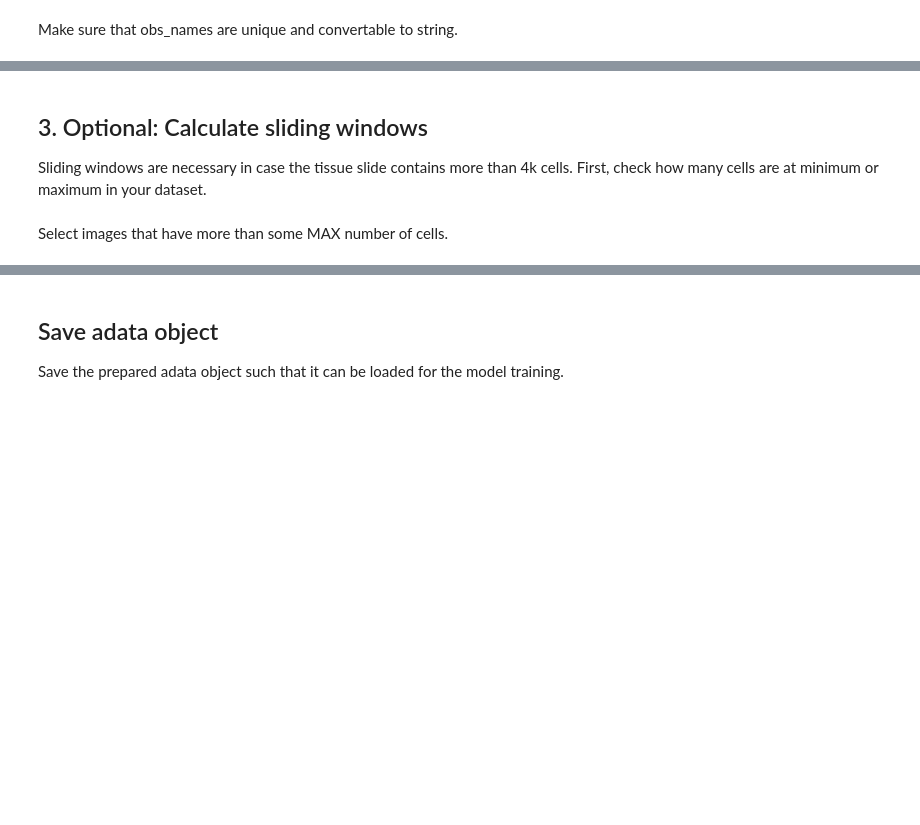
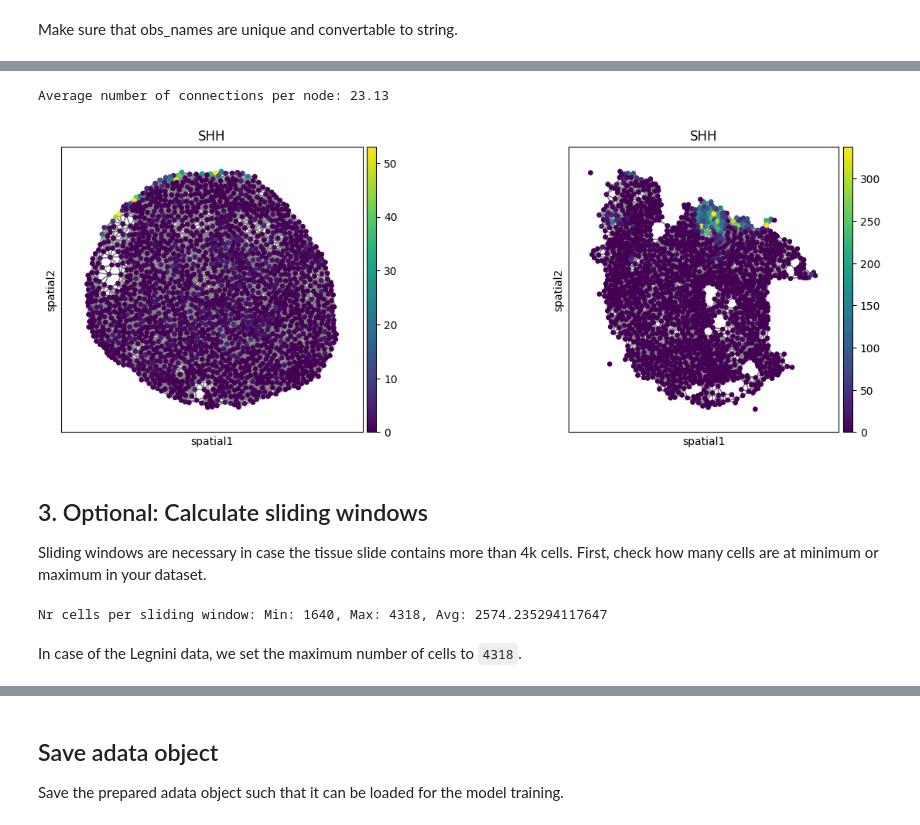
Before and after one commit to theislab/interscale, a Jupyter notebook: docs/notebooks/0_setup_legnini.ipynb, the cells around one changed output, grey strips where cells are left out. Cells and saved outputs as stored; diff of their text form; code cells hidden in the pictures; blank space fills up the shorter version.

```diff
--- a/docs/notebooks/0_setup_legnini.ipynb
+++ b/docs/notebooks/0_setup_legnini.ipynb
@@ -141,17 +172,22 @@ sq.gr.spatial_neighbors(
 )
 # %%
 # Calculate nr. of neighbors per cells
-conn = adata_pancreas.obsp['spatial_connectivities']
+conn = adata.obsp['spatial_connectivities']
 # Print average number of connections per node
 avg_connections = conn.nnz / conn.shape[0]  # total connections / number of nodes
 print(f"Average number of connections per node: {avg_connections:.2f}")
+# %% [output]
+Average number of connections per node: 23.13
 # %%
 sq.pl.spatial_scatter(
-            adata_pancreas,
-            color = ['CellCat','CellType'],
+            adata,
+            color = ['SHH'],
             spatial_key = 'spatial',
-            library_key='image_name',
-            library_id=['M25'],
+            library_key='sample',
+            library_id=sample_id,
             shape= None,
+            connectivity_key="spatial_connectivities",
             size=50
 )
+# %% [output]
+[figure, added]
@@ -171,8 +196,10 @@ sq.pl.spatial_scatter(
 
 Sliding windows are necessary in case the tissue slide contains more than 4k cells. First, check how many cells are at minimum or maximum in your dataset.
 # %%
-tissue_cell_number = adata_pancreas.obs.groupby('ImageNumber').size()
+tissue_cell_number = adata.obs.groupby('sample').size()
 print(f"Nr cells per sliding window: Min: {tissue_cell_number.min()}, Max: {tissue_cell_number.max()}, Avg: {tissue_cell_number.mean()}")
+# %% [output]
+Nr cells per sliding window: Min: 1640, Max: 4318, Avg: 2574.235294117647
 # %% [markdown]
-Select images that have more than some MAX number of cells.
+In case of the Legnini data, we set the maximum number of cells to `4318`.
 # %%
```
Also changed, not shown: parts of 42 cells of this notebook.
